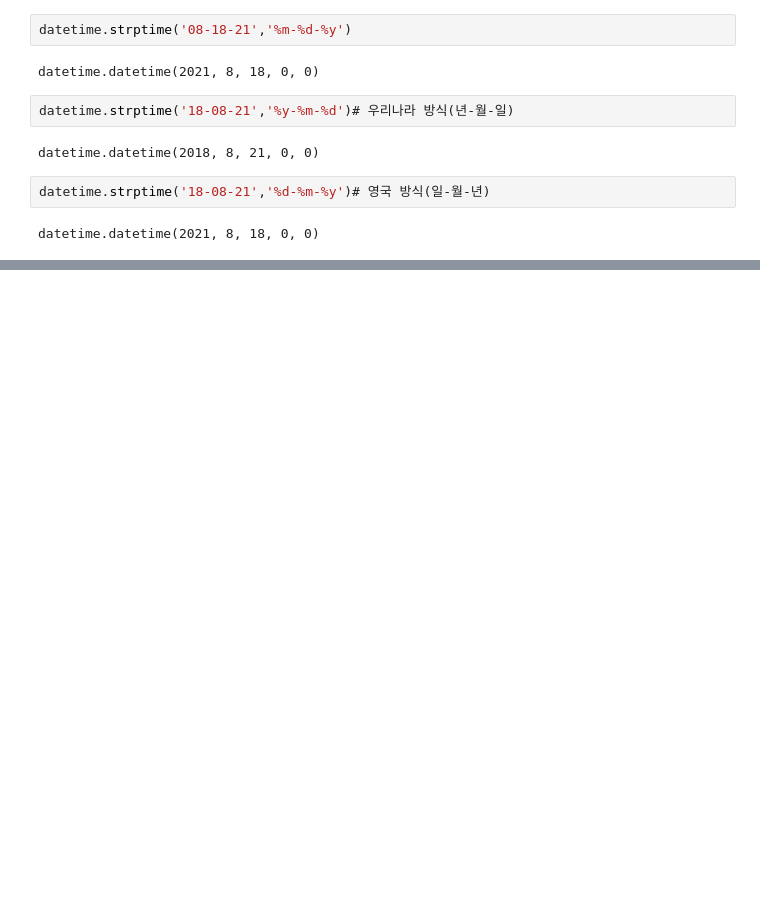
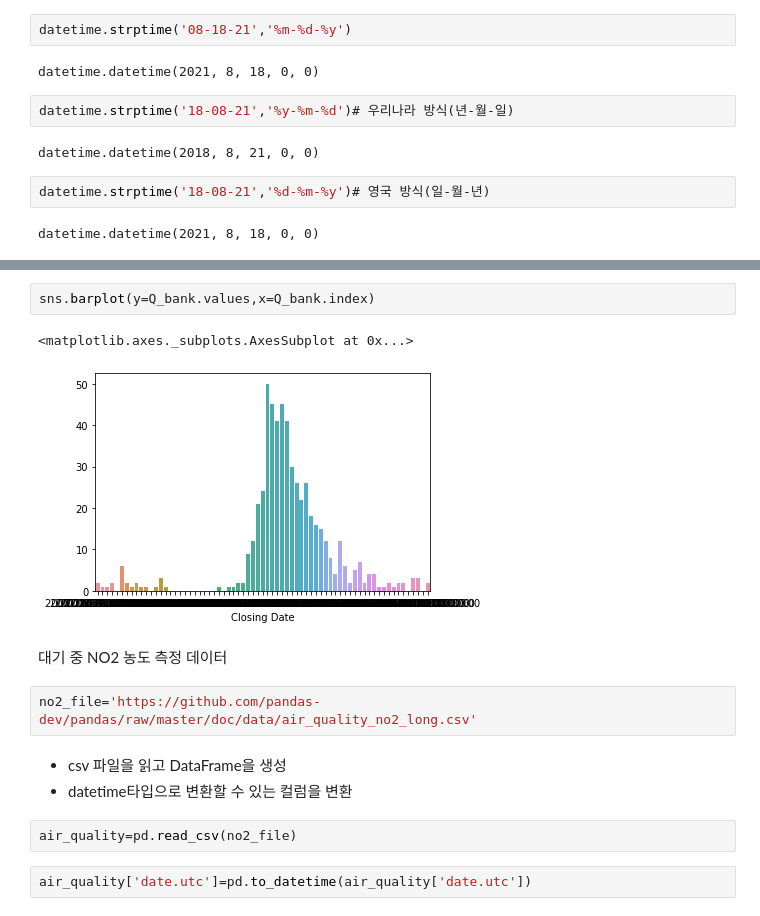
Before and after one commit to sangjin94/SQL_ITWILL, a Jupyter notebook: da16_datetime.ipynb, the cells around one changed output, grey strips where cells are left out. Saved outputs shown, nothing was run; the diff lists cells and outputs as text; blank space fills up the shorter version.

```diff
--- a/da16_datetime.ipynb
+++ b/da16_datetime.ipynb
@@ -117,0 +501,16 @@ datetime.datetime(2021, 8, 18, 0, 0)
+# %%
+sns.barplot(y=Q_bank.values,x=Q_bank.index)
+# %% [output]
+<matplotlib.axes._subplots.AxesSubplot at 0x...>
+[figure, added]
+# %% [markdown]
+대기 중 NO2 농도 측정 데이터
+# %%
+no2_file='https://github.com/pandas-dev/pandas/raw/master/doc/data/air_quality_no2_long.csv'
+# %% [markdown]
+* csv 파일을 읽고 DataFrame을 생성
+* datetime타입으로 변환할 수 있는 컬럼을 변환
+# %%
+air_quality=pd.read_csv(no2_file)
+# %%
+air_quality['date.utc']=pd.to_datetime(air_quality['date.utc'])
```
Also changed, not shown: parts of 69 cells of this notebook.
